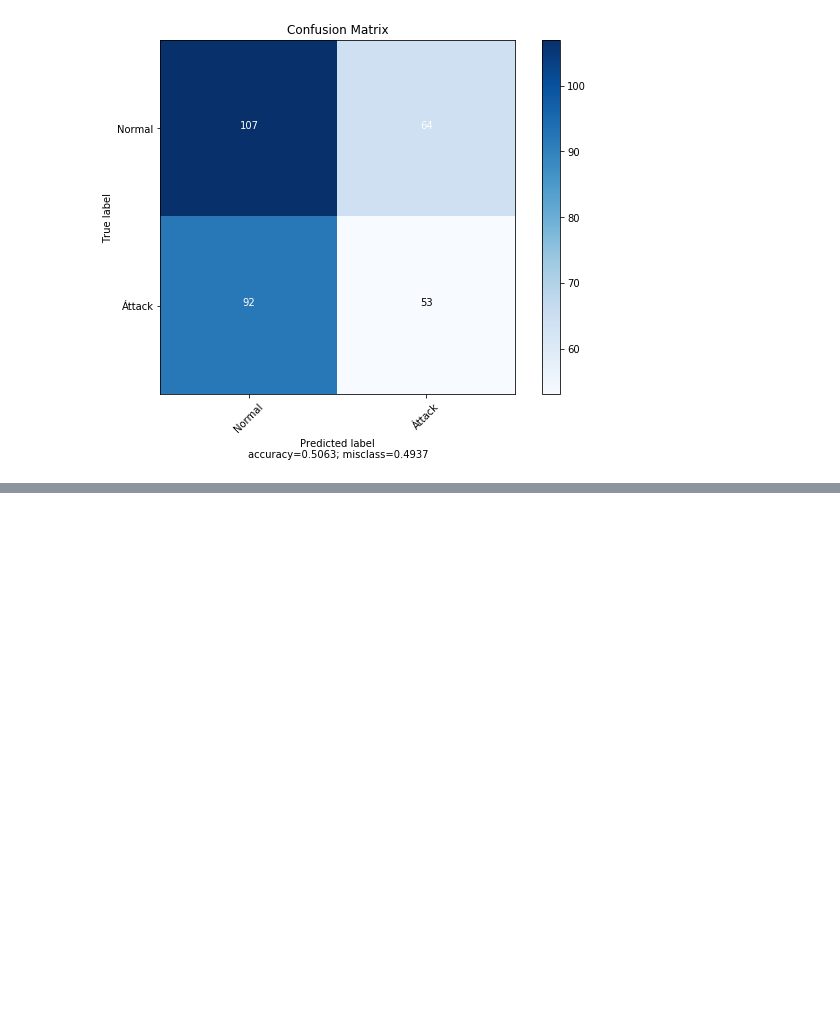
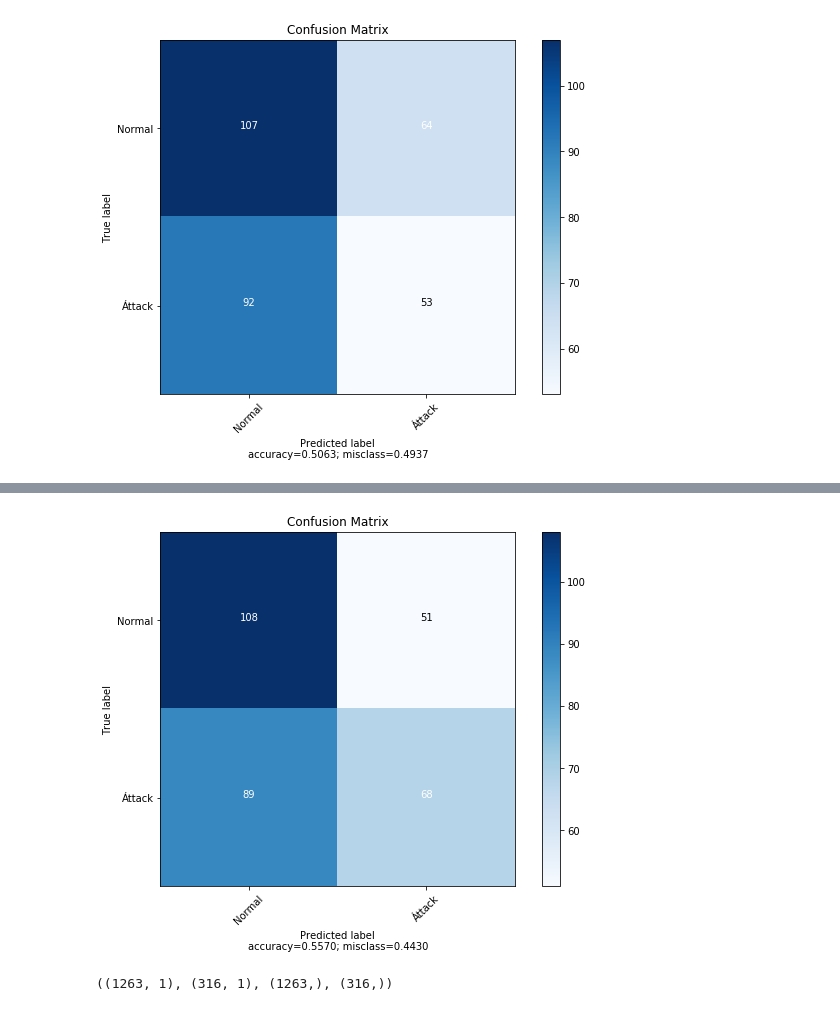
Before and after one commit to yusufarslanpolat/Springboard, a Jupyter notebook: Capstone-2/systemcall-anomaly-detection/logreg_on_adfa_ld.ipynb, the cells around one changed output, grey strips where cells are left out. Drawn from its saved outputs; the diff is of its cells as text; code cells hidden in the pictures; blank space fills up the shorter version.

```diff
--- a/Capstone-2/systemcall-anomaly-detection/logreg_on_adfa_ld.ipynb
+++ b/Capstone-2/systemcall-anomaly-detection/logreg_on_adfa_ld.ipynb
@@ -331,0 +472,14 @@ plot_confusion_matrix(cm,
+# %%
+# Making the Confusion Matrix
+from sklearn.metrics import confusion_matrix
+cm = confusion_matrix(y_test, classes)
+plot_confusion_matrix(cm,
+                      normalize    = False,
+                      target_names = ['Normal', 'Áttack'],
+                      title        = "Confusion Matrix")
+# %% [output]
+[figure, added]
+# %%
+X_train.shape, X_test.shape, y_train.shape, y_test.shape
+# %% [output]
+((1263, 1), (316, 1), (1263,), (316,))
```
Also changed, not shown: parts of 38 cells of this notebook.
